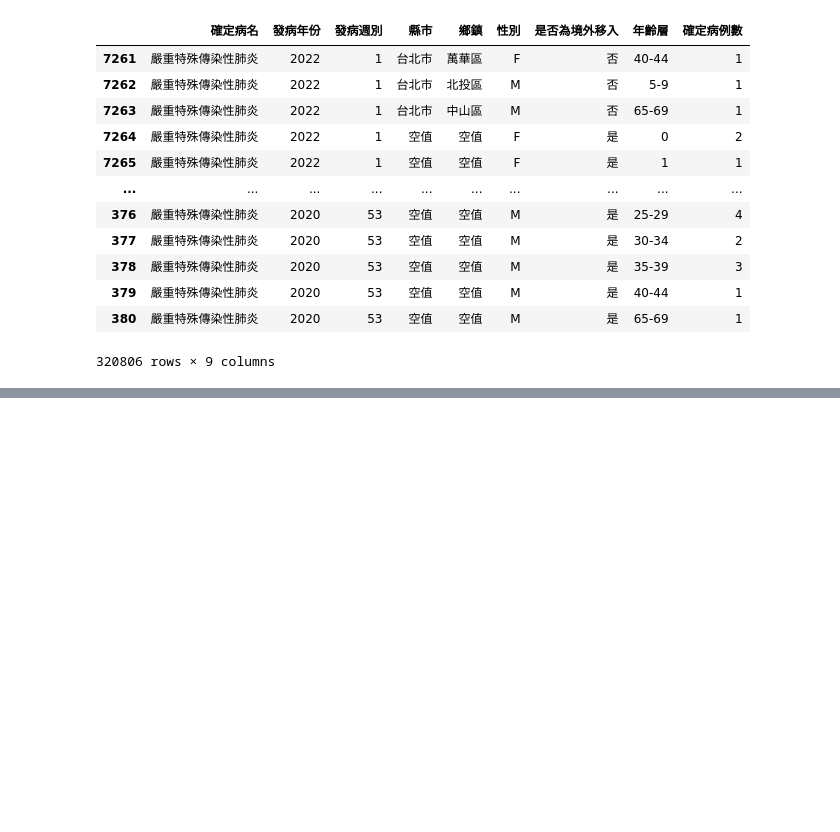
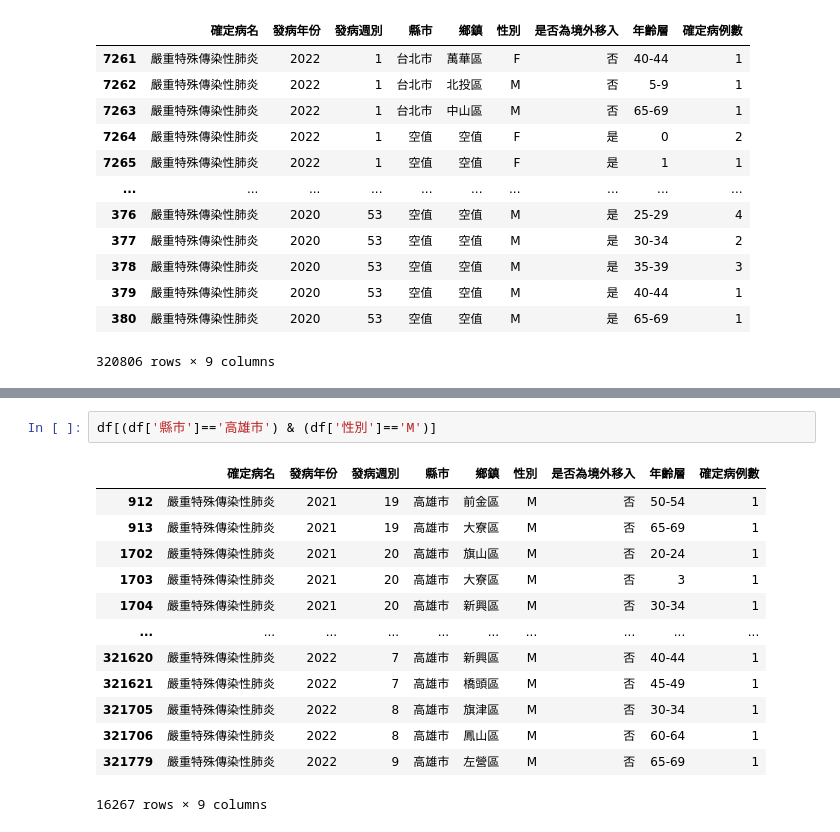
Before and after one commit to chihchao/pythonAssignment, a Jupyter notebook: pandas_covid19.ipynb, the cells around one changed output, grey strips where cells are left out. Drawn from its saved outputs; the diff is of its cells as text; blank space fills up the shorter version.

```diff
--- a/pandas_covid19.ipynb
+++ b/pandas_covid19.ipynb
@@ -79,0 +128,16 @@ df
+# %%
+df[(df['縣市']=='高雄市') & (df['性別']=='M')]
+# %% [output]
+|  | 確定病名 | 發病年份 | 發病週別 | 縣市 | 鄉鎮 | 性別 | 是否為境外移入 | 年齡層 | 確定病例數 |
+| 912 | 嚴重特殊傳染性肺炎 | 2021 | 19 | 高雄市 | 前金區 | M | 否 | 50-54 | 1 |
+| 913 | 嚴重特殊傳染性肺炎 | 2021 | 19 | 高雄市 | 大寮區 | M | 否 | 65-69 | 1 |
+| 1702 | 嚴重特殊傳染性肺炎 | 2021 | 20 | 高雄市 | 旗山區 | M | 否 | 20-24 | 1 |
+| 1703 | 嚴重特殊傳染性肺炎 | 2021 | 20 | 高雄市 | 大寮區 | M | 否 | 3 | 1 |
+| 1704 | 嚴重特殊傳染性肺炎 | 2021 | 20 | 高雄市 | 新興區 | M | 否 | 30-34 | 1 |
+| ... | ... | ... | ... | ... | ... | ... | ... | ... | ... |
+| 321620 | 嚴重特殊傳染性肺炎 | 2022 | 7 | 高雄市 | 新興區 | M | 否 | 40-44 | 1 |
+| 321621 | 嚴重特殊傳染性肺炎 | 2022 | 7 | 高雄市 | 橋頭區 | M | 否 | 45-49 | 1 |
+| 321705 | 嚴重特殊傳染性肺炎 | 2022 | 8 | 高雄市 | 旗津區 | M | 否 | 30-34 | 1 |
+| 321706 | 嚴重特殊傳染性肺炎 | 2022 | 8 | 高雄市 | 鳳山區 | M | 否 | 60-64 | 1 |
+| 321779 | 嚴重特殊傳染性肺炎 | 2022 | 9 | 高雄市 | 左營區 | M | 否 | 65-69 | 1 |
+16267 rows × 9 columns
```
Also changed, not shown: parts of 5 cells of this notebook.
